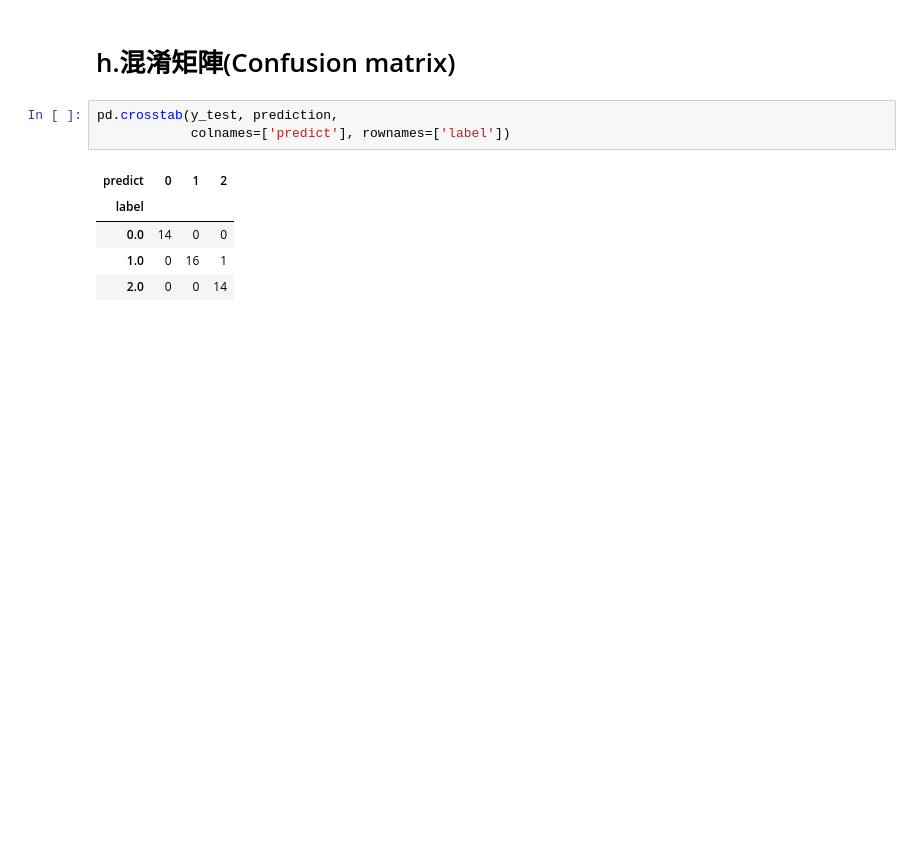
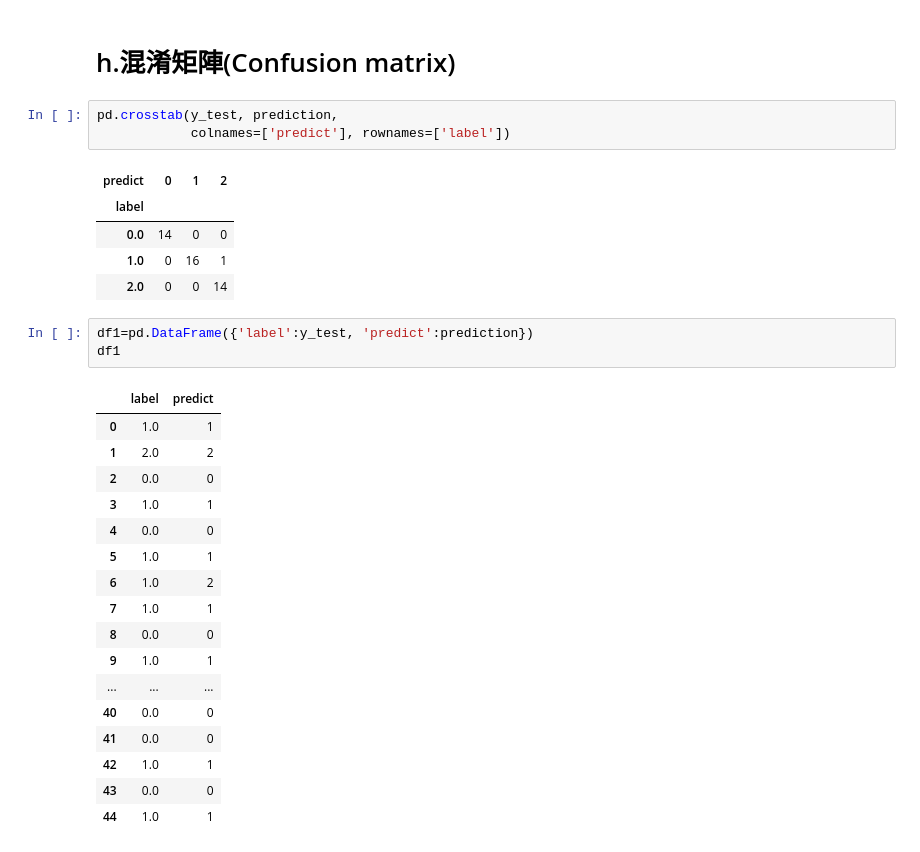
Before and after one commit to 9A532014/DL_HW05, a Jupyter notebook: iris_test_20200502.ipynb, the cells around one changed output. Cells and saved outputs as stored; diff of their text form; blank space fills up the shorter version.

Commit message:
混淆DataFrame

```diff
--- a/iris_test_20200502.ipynb
+++ b/iris_test_20200502.ipynb
@@ -276,3 +276,24 @@ pd.crosstab(y_test, prediction,
 | 0.0 | 14 | 0 | 0 |
 | 1.0 | 0 | 16 | 1 |
 | 2.0 | 0 | 0 | 14 |
+# %%
+df1=pd.DataFrame({'label':y_test, 'predict':prediction})
+df1
+# %% [output]
+|  | label | predict |
+| 0 | 1.0 | 1 |
+| 1 | 2.0 | 2 |
+| 2 | 0.0 | 0 |
+| 3 | 1.0 | 1 |
+| 4 | 0.0 | 0 |
+| 5 | 1.0 | 1 |
+| 6 | 1.0 | 2 |
+| 7 | 1.0 | 1 |
+| 8 | 0.0 | 0 |
+| 9 | 1.0 | 1 |
+| ... | ... | ... |
+| 40 | 0.0 | 0 |
+| 41 | 0.0 | 0 |
+| 42 | 1.0 | 1 |
+| 43 | 0.0 | 0 |
+| 44 | 1.0 | 1 |
```
Also changed, not shown: parts of 2 cells of this notebook.
